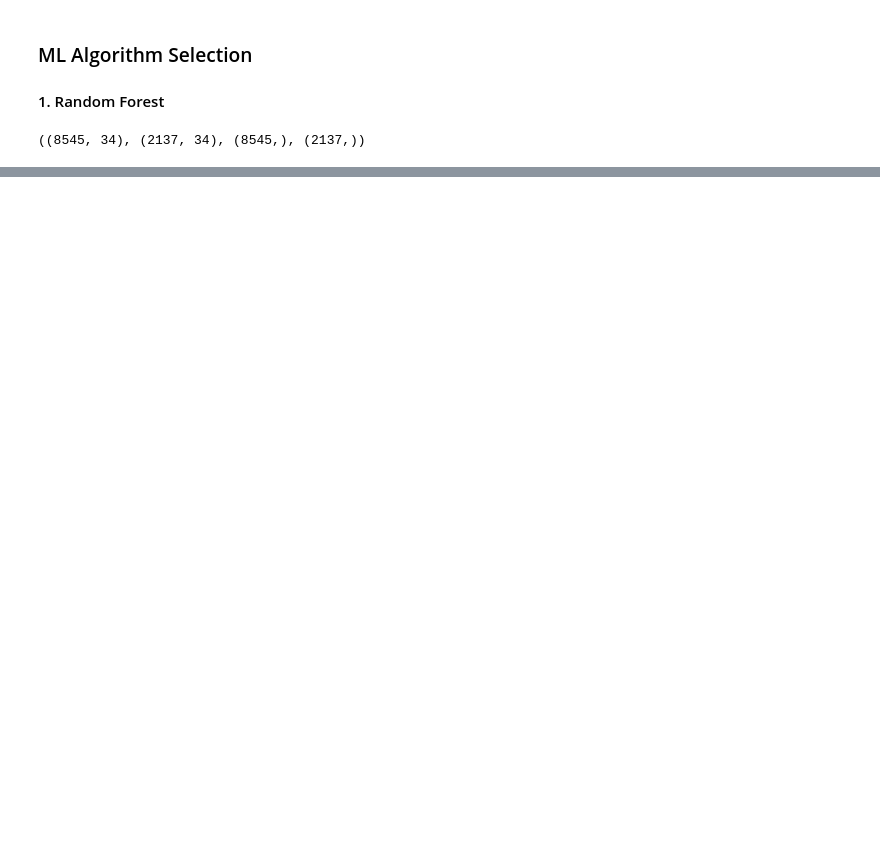
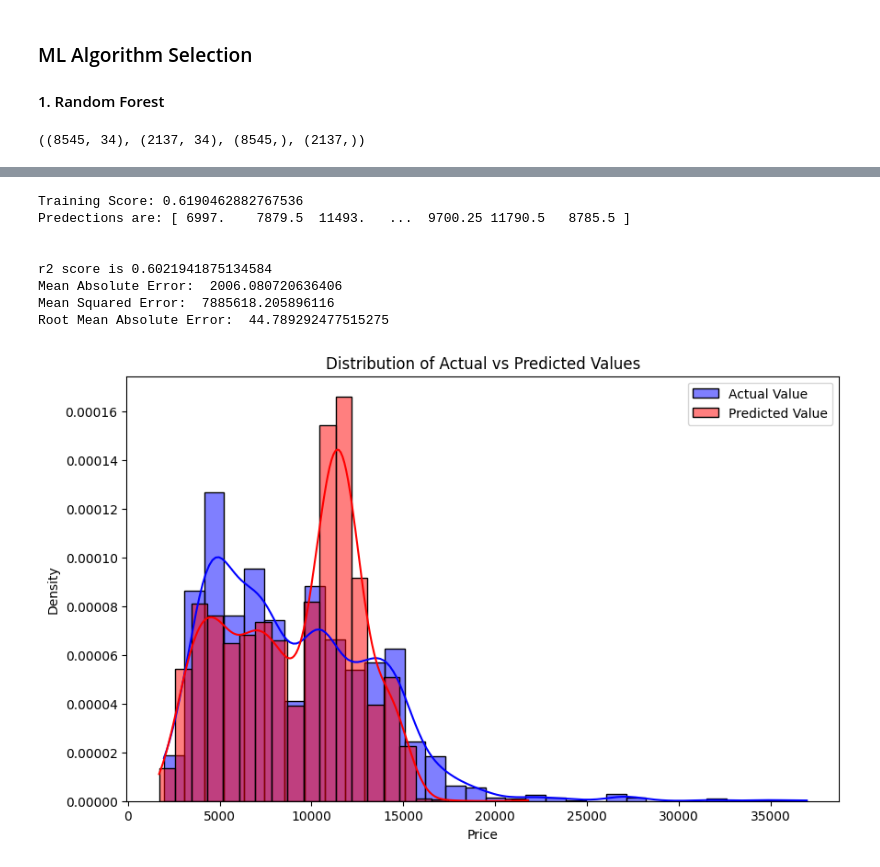
Before and after one commit to Abisheklimbu/Machine_Learning_Project, a Jupyter notebook: Predict_Fare_of_Airlines_Tickets/airlines_ticket.ipynb, the cells around one changed output, grey strips where cells are left out. Cells and saved outputs as stored; diff of their text form; code cells hidden in the pictures; blank space fills up the shorter version.

```diff
--- a/Predict_Fare_of_Airlines_Tickets/airlines_ticket.ipynb
+++ b/Predict_Fare_of_Airlines_Tickets/airlines_ticket.ipynb
@@ -632,0 +642,12 @@ Root Mean Absolute Error:  33.82107428126338
+# %%
+predict(LinearRegression(),0)
+# %% [output]
+Training Score: 0.6190462882767536
+Predections are: [ 6997.    7879.5  11493.   ...  9700.25 11790.5   8785.5 ]
+
+
+r2 score is 0.6021941875134584
+Mean Absolute Error:  2006.080720636406
+Mean Squared Error:  7885618.205896116
+Root Mean Absolute Error:  44.789292477515275
+[figure, added]
```
Also changed, not shown: parts of 9 cells of this notebook.
